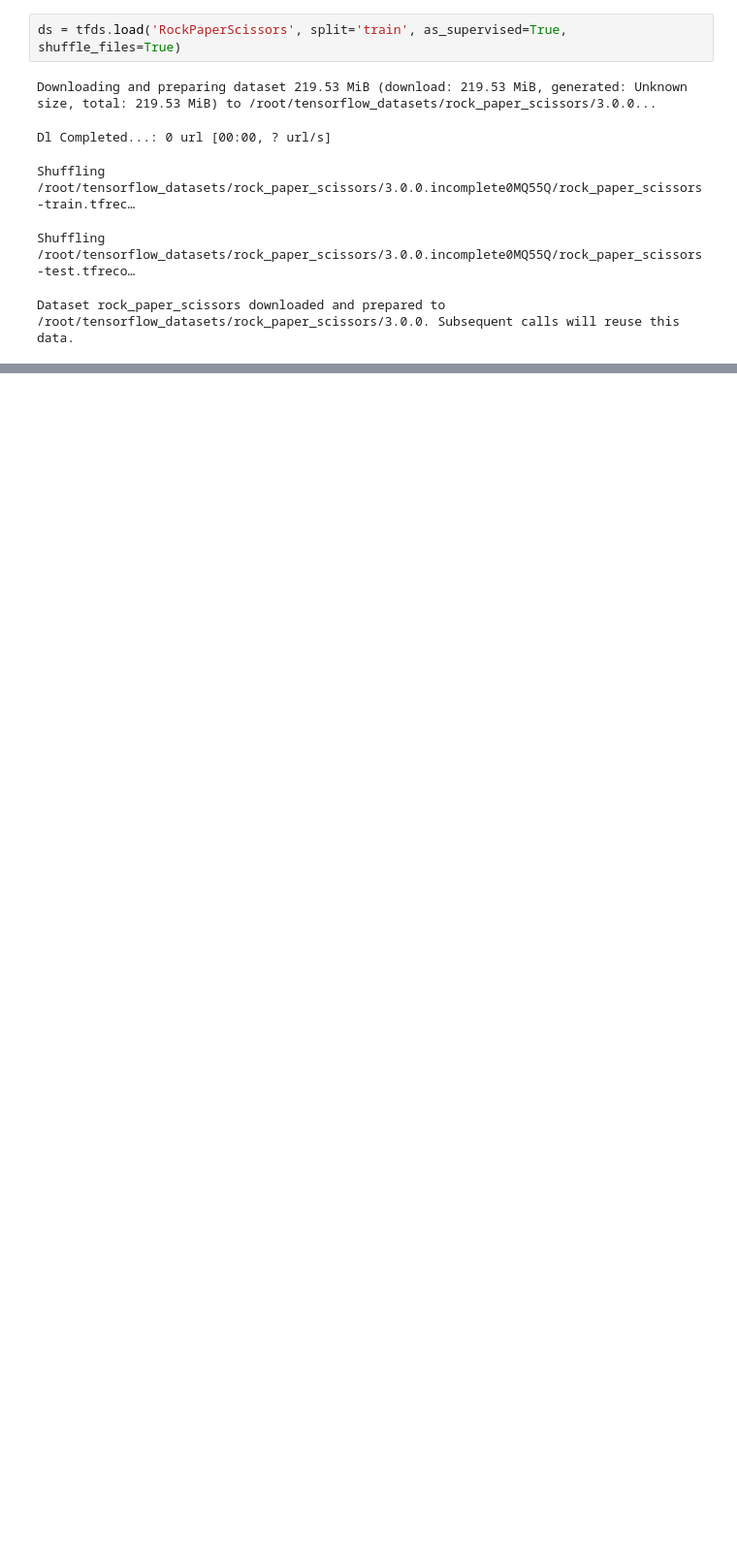
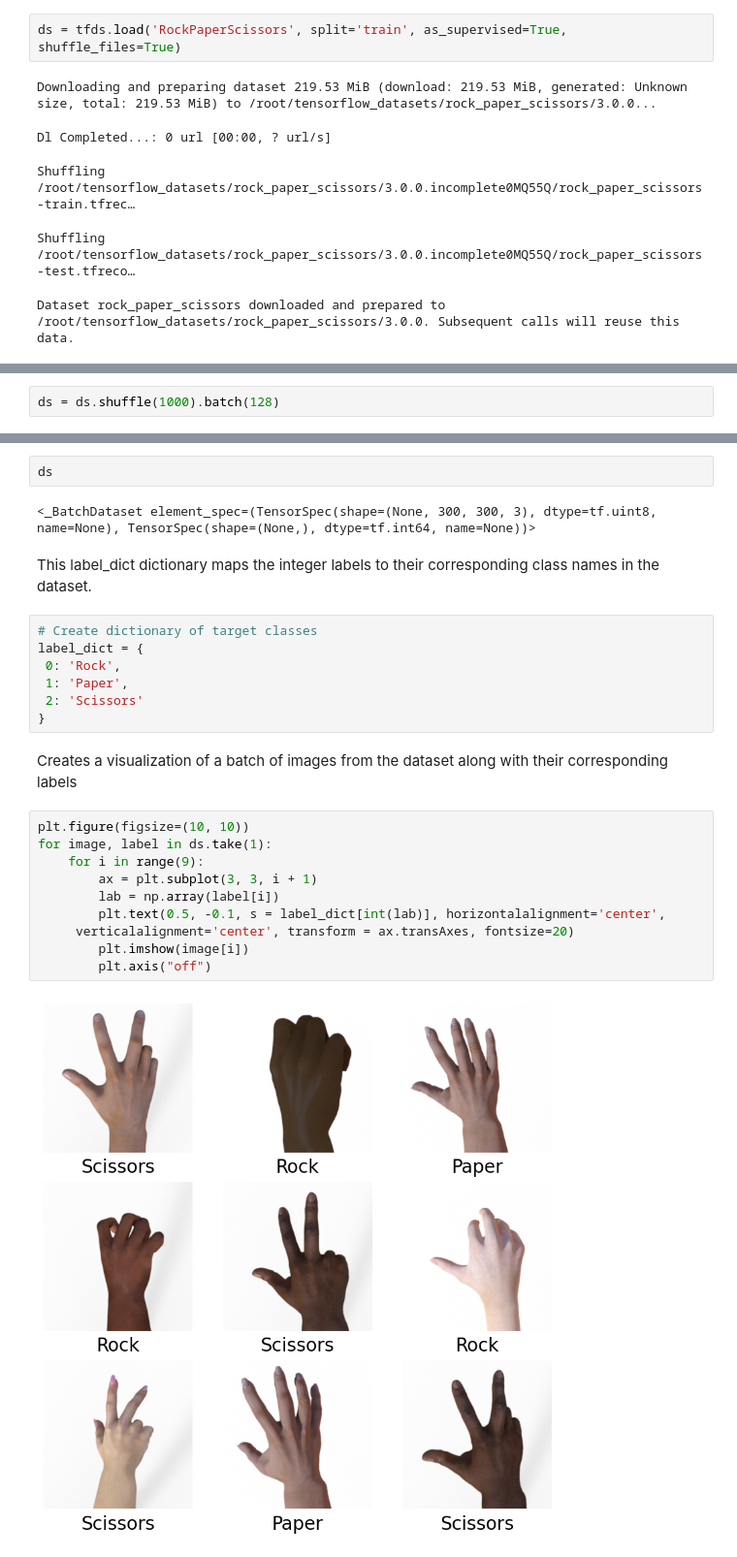
Before and after one commit to shy222/DSCI498-Final-Project, a Jupyter notebook: DSCI498_final_project.ipynb, the cells around one changed output, grey strips where cells are left out. Shown at 97% size. Saved outputs shown, nothing was run; the diff lists cells and outputs as text; blank space fills up the shorter version.

Commit message:
Added code for visualizing batches of the loaded data

```diff
--- a/DSCI498_final_project.ipynb
+++ b/DSCI498_final_project.ipynb
@@ -14,0 +28,2 @@ Dataset rock_paper_scissors downloaded and prepared to /root/tensorflow_datasets
+# %%
+ds = ds.shuffle(1000).batch(128)
@@ -14,0 +35,27 @@ Dataset rock_paper_scissors downloaded and prepared to /root/tensorflow_datasets
+# %%
+ds
+# %% [output]
+<_BatchDataset element_spec=(TensorSpec(shape=(None, 300, 300, 3), dtype=tf.uint8, name=None), TensorSpec(shape=(None,), dtype=tf.int64, name=None))>
+# %% [markdown]
+This label_dict dictionary maps the integer labels to their corresponding class names in the dataset.
+# %%
+# Create dictionary of target classes
+label_dict = {
+ 0: 'Rock',
+ 1: 'Paper',
+ 2: 'Scissors'
+}
+# %% [markdown]
+Creates a visualization of a batch of images from the dataset along with their corresponding labels
+# %%
+plt.figure(figsize=(10, 10))
+for image, label in ds.take(1):
+    for i in range(9):
+        ax = plt.subplot(3, 3, i + 1)
+        lab = np.array(label[i])
+        plt.text(0.5, -0.1, s = label_dict[int(lab)], horizontalalignment='center',
+     verticalalignment='center', transform = ax.transAxes, fontsize=20)
+        plt.imshow(image[i])
+        plt.axis("off")
+# %% [output]
+[figure, added]
```
Also changed, not shown: parts of 4 cells of this notebook.
